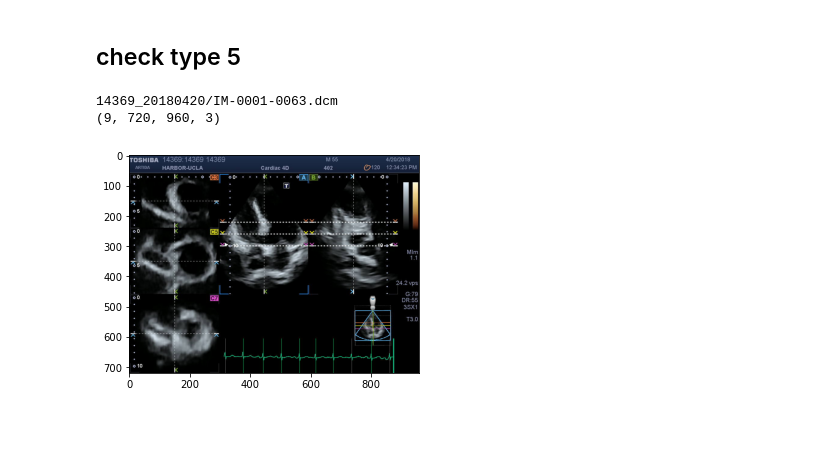
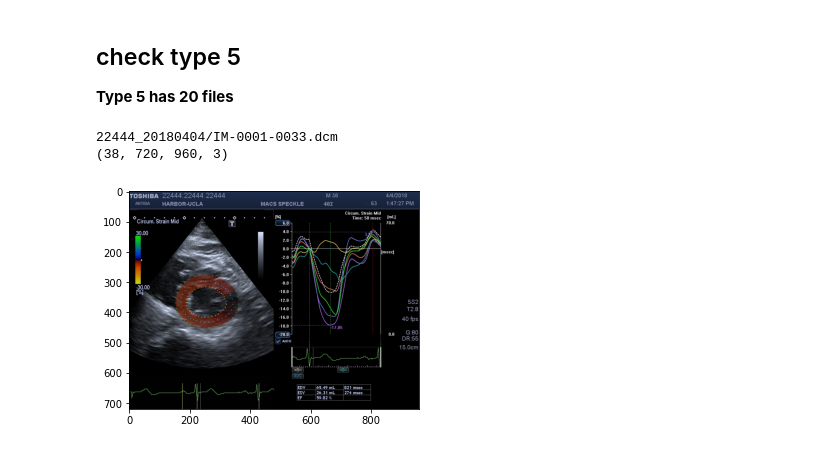
Before and after one commit to aletheia88/echocardiogram-topic-models, a Jupyter notebook: examine_data_types.ipynb, the cells around one changed output. Cells and saved outputs as stored; diff of their text form; code cells hidden in the pictures.

```diff
--- a/examine_data_types.ipynb
+++ b/examine_data_types.ipynb
@@ -17,7 +17,7 @@ def view(folder, img_id):
         i = random.randint(0, ds.pixel_array.shape[0]-1)
         plt.imshow(ds.pixel_array[i,:,:,:])
 # %%
-with open("dcm_data_types_v2.json", "r") as f:
+with open("dcm_data_types_thres0.71.json", "r") as f:
     data_type_dict = json.load(f)
 # %%
 def check_type(type_i, ith_file):
@@ -79,8 +87,9 @@ check_type(4, 4)
 # %% [markdown]
 ## check type 5
+**Type 5 has 20 files**
 # %%
-check_type(5, 1)
+check_type(5, 8)
 # %% [output]
-14369_20180420/IM-0001-0063.dcm
-(9, 720, 960, 3)
+22444_20180404/IM-0001-0033.dcm
+(38, 720, 960, 3)
-[figure, old version]
+[figure, new version]
```
Also changed, not shown: parts of 27 cells of this notebook.
